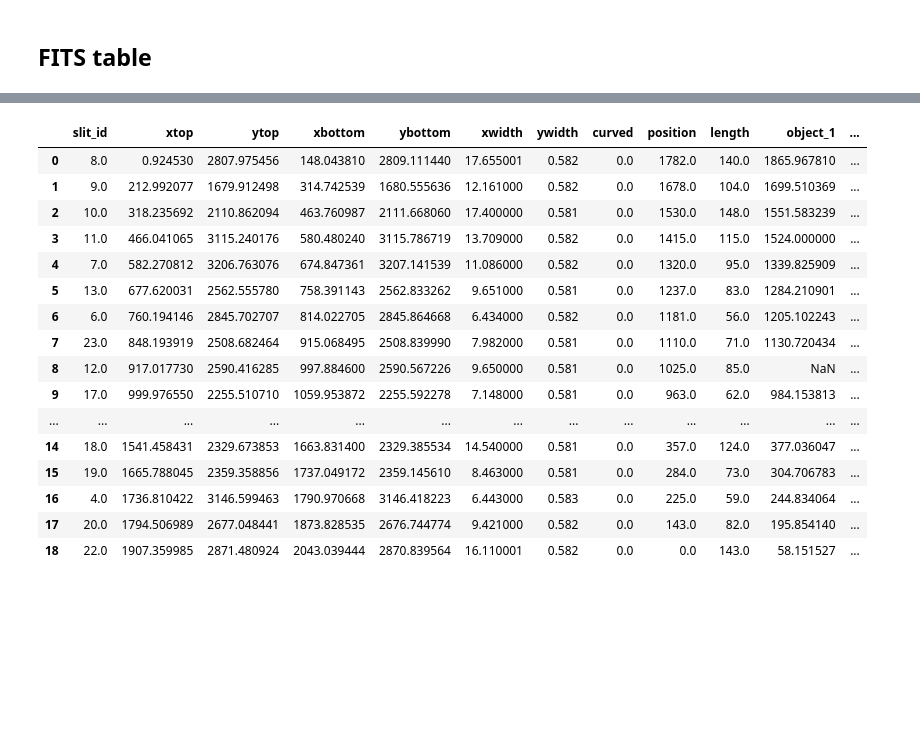
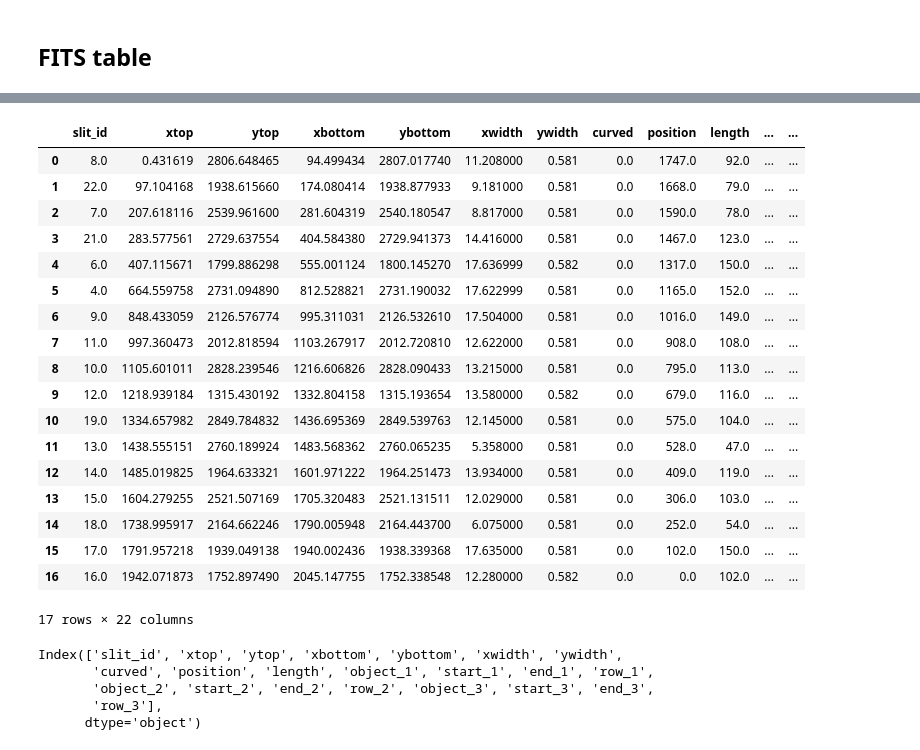
Before and after one commit to darioflute/showspectra, a Jupyter notebook: notebooks/Test.ipynb, the cells around one changed output, grey strips where cells are left out. Cells and saved outputs as stored; diff of their text form; code cells hidden in the pictures; blank space fills up the shorter version.

```diff
--- a/notebooks/Test.ipynb
+++ b/notebooks/Test.ipynb
@@ -90,28 +90,38 @@ DATASUM = '         0'         / data unit checksum updated 2015-02-06T13:07:02
 # %%
 from astropy.io import fits
-path = '/Users/dfadda/Python/VIMOS/MOSA85V11/QUAD1/'
+path = '/Users/dfadda/Python/VIMOS/MOSA85V11/QUAD3/'
 file = 'MOSA85V11_OBJECT_SCI_TABLE.fits'
 
 from astropy.table import Table
 dat = Table.read(path+file, format='fits')
 df = dat.to_pandas()
 
 df
 # %% [output]
-|  | slit_id | xtop | ytop | xbottom | ybottom | xwidth | ywidth | curved | position | length | object_1 | ... |
-| 0 | 8.0 | 0.924530 | 2807.975456 | 148.043810 | 2809.111440 | 17.655001 | 0.582 | 0.0 | 1782.0 | 140.0 | 1865.967810 | ... |
-| 1 | 9.0 | 212.992077 | 1679.912498 | 314.742539 | 1680.555636 | 12.161000 | 0.582 | 0.0 | 1678.0 | 104.0 | 1699.510369 | ... |
-| 2 | 10.0 | 318.235692 | 2110.862094 | 463.760987 | 2111.668060 | 17.400000 | 0.581 | 0.0 | 1530.0 | 148.0 | 1551.583239 | ... |
-| 3 | 11.0 | 466.041065 | 3115.240176 | 580.480240 | 3115.786719 | 13.709000 | 0.582 | 0.0 | 1415.0 | 115.0 | 1524.000000 | ... |
-| 4 | 7.0 | 582.270812 | 3206.763076 | 674.847361 | 3207.141539 | 11.086000 | 0.582 | 0.0 | 1320.0 | 95.0 | 1339.825909 | ... |
-| 5 | 13.0 | 677.620031 | 2562.555780 | 758.391143 | 2562.833262 | 9.651000 | 0.581 | 0.0 | 1237.0 | 83.0 | 1284.210901 | ... |
-| 6 | 6.0 | 760.194146 | 2845.702707 | 814.022705 | 2845.864668 | 6.434000 | 0.582 | 0.0 | 1181.0 | 56.0 | 1205.102243 | ... |
-| 7 | 23.0 | 848.193919 | 2508.682464 | 915.068495 | 2508.839990 | 7.982000 | 0.581 | 0.0 | 1110.0 | 71.0 | 1130.720434 | ... |
-| 8 | 12.0 | 917.017730 | 2590.416285 | 997.884600 | 2590.567226 | 9.650000 | 0.581 | 0.0 | 1025.0 | 85.0 | NaN | ... |
-| 9 | 17.0 | 999.976550 | 2255.510710 | 1059.953872 | 2255.592278 | 7.148000 | 0.581 | 0.0 | 963.0 | 62.0 | 984.153813 | ... |
-| ... | ... | ... | ... | ... | ... | ... | ... | ... | ... | ... | ... | ... |
-| 14 | 18.0 | 1541.458431 | 2329.673853 | 1663.831400 | 2329.385534 | 14.540000 | 0.581 | 0.0 | 357.0 | 124.0 | 377.036047 | ... |
-| 15 | 19.0 | 1665.788045 | 2359.358856 | 1737.049172 | 2359.145610 | 8.463000 | 0.581 | 0.0 | 284.0 | 73.0 | 304.706783 | ... |
-| 16 | 4.0 | 1736.810422 | 3146.599463 | 1790.970668 | 3146.418223 | 6.443000 | 0.583 | 0.0 | 225.0 | 59.0 | 244.834064 | ... |
-| 17 | 20.0 | 1794.506989 | 2677.048441 | 1873.828535 | 2676.744774 | 9.421000 | 0.582 | 0.0 | 143.0 | 82.0 | 195.854140 | ... |
-| 18 | 22.0 | 1907.359985 | 2871.480924 | 2043.039444 | 2870.839564 | 16.110001 | 0.582 | 0.0 | 0.0 | 143.0 | 58.151527 | ... |
+|  | slit_id | xtop | ytop | xbottom | ybottom | xwidth | ywidth | curved | position | length | ... | ... |
+| 0 | 8.0 | 0.431619 | 2806.648465 | 94.499434 | 2807.017740 | 11.208000 | 0.581 | 0.0 | 1747.0 | 92.0 | ... | ... |
+| 1 | 22.0 | 97.104168 | 1938.615660 | 174.080414 | 1938.877933 | 9.181000 | 0.581 | 0.0 | 1668.0 | 79.0 | ... | ... |
+| 2 | 7.0 | 207.618116 | 2539.961600 | 281.604319 | 2540.180547 | 8.817000 | 0.581 | 0.0 | 1590.0 | 78.0 | ... | ... |
+| 3 | 21.0 | 283.577561 | 2729.637554 | 404.584380 | 2729.941373 | 14.416000 | 0.581 | 0.0 | 1467.0 | 123.0 | ... | ... |
+| 4 | 6.0 | 407.115671 | 1799.886298 | 555.001124 | 1800.145270 | 17.636999 | 0.582 | 0.0 | 1317.0 | 150.0 | ... | ... |
+| 5 | 4.0 | 664.559758 | 2731.094890 | 812.528821 | 2731.190032 | 17.622999 | 0.581 | 0.0 | 1165.0 | 152.0 | ... | ... |
+| 6 | 9.0 | 848.433059 | 2126.576774 | 995.311031 | 2126.532610 | 17.504000 | 0.581 | 0.0 | 1016.0 | 149.0 | ... | ... |
+| 7 | 11.0 | 997.360473 | 2012.818594 | 1103.267917 | 2012.720810 | 12.622000 | 0.581 | 0.0 | 908.0 | 108.0 | ... | ... |
+| 8 | 10.0 | 1105.601011 | 2828.239546 | 1216.606826 | 2828.090433 | 13.215000 | 0.581 | 0.0 | 795.0 | 113.0 | ... | ... |
+| 9 | 12.0 | 1218.939184 | 1315.430192 | 1332.804158 | 1315.193654 | 13.580000 | 0.582 | 0.0 | 679.0 | 116.0 | ... | ... |
+| 10 | 19.0 | 1334.657982 | 2849.784832 | 1436.695369 | 2849.539763 | 12.145000 | 0.581 | 0.0 | 575.0 | 104.0 | ... | ... |
+| 11 | 13.0 | 1438.555151 | 2760.189924 | 1483.568362 | 2760.065235 | 5.358000 | 0.581 | 0.0 | 528.0 | 47.0 | ... | ... |
+| 12 | 14.0 | 1485.019825 | 1964.633321 | 1601.971222 | 1964.251473 | 13.934000 | 0.581 | 0.0 | 409.0 | 119.0 | ... | ... |
+| 13 | 15.0 | 1604.279255 | 2521.507169 | 1705.320483 | 2521.131511 | 12.029000 | 0.581 | 0.0 | 306.0 | 103.0 | ... | ... |
+| 14 | 18.0 | 1738.995917 | 2164.662246 | 1790.005948 | 2164.443700 | 6.075000 | 0.581 | 0.0 | 252.0 | 54.0 | ... | ... |
+| 15 | 17.0 | 1791.957218 | 1939.049138 | 1940.002436 | 1938.339368 | 17.635000 | 0.581 | 0.0 | 102.0 | 150.0 | ... | ... |
+| 16 | 16.0 | 1942.071873 | 1752.897490 | 2045.147755 | 1752.338548 | 12.280000 | 0.582 | 0.0 | 0.0 | 102.0 | ... | ... |
+17 rows × 22 columns
+# %%
+print (df.columns)
+# %% [output]
+Index(['slit_id', 'xtop', 'ytop', 'xbottom', 'ybottom', 'xwidth', 'ywidth',
+       'curved', 'position', 'length', 'object_1', 'start_1', 'end_1', 'row_1',
+       'object_2', 'start_2', 'end_2', 'row_2', 'object_3', 'start_3', 'end_3',
+       'row_3'],
+      dtype='object')
```
Also changed, not shown: parts of 3 cells of this notebook.
